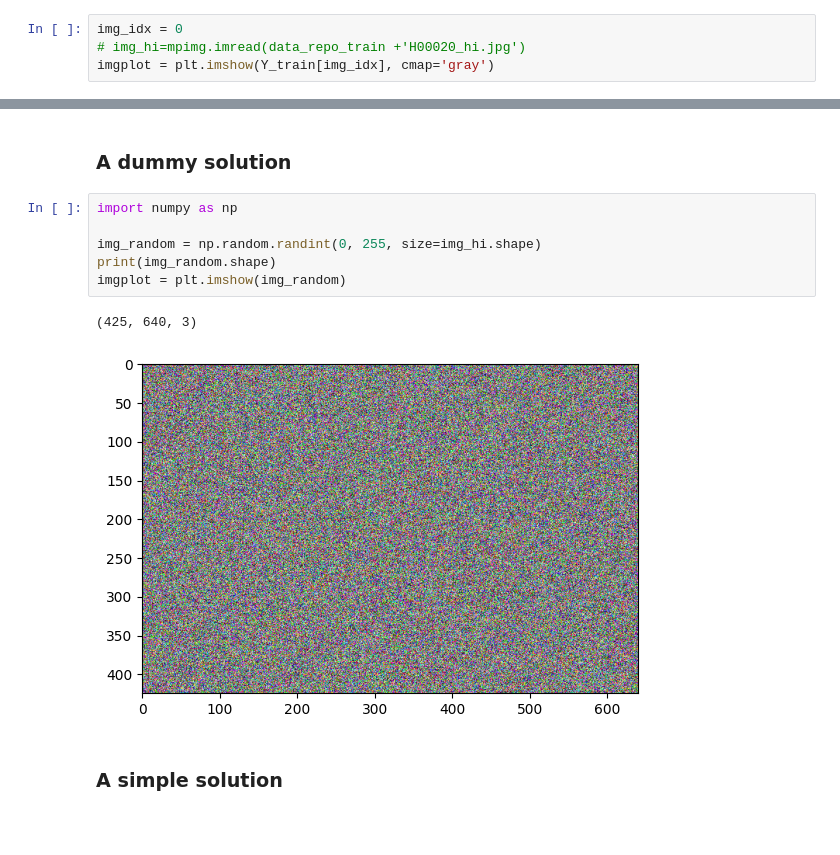
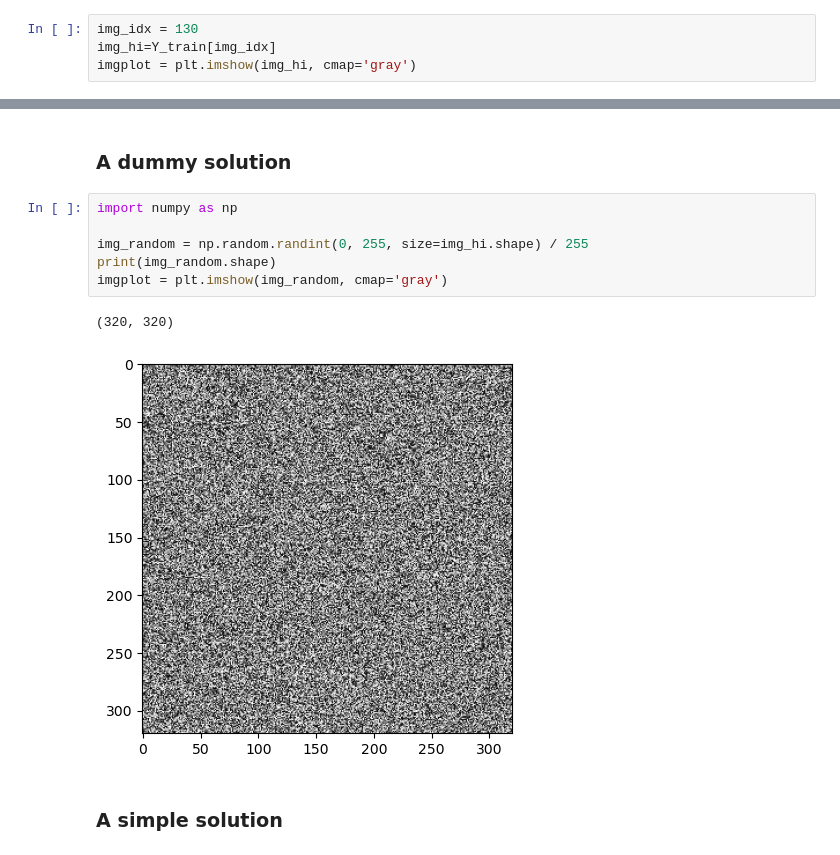
Before and after one commit to Nico9803/DATACAMP--RAMP, a Jupyter notebook: picture_reconstruction_starting_kit.ipynb, the cells around one changed output, grey strips where cells are left out. Cells and saved outputs as stored; diff of their text form; blank space fills up the shorter version.

Commit message:
starting kit with new data format

```diff
--- a/picture_reconstruction_starting_kit.ipynb
+++ b/picture_reconstruction_starting_kit.ipynb
@@ -123,7 +123,7 @@ X_train.shape, Y_train.shape, X_test.shape, Y_test.shape
 # %% [markdown]
 Now, we have the data loaded. We can visualize an original picture and its low-resolution version. All images are black and white for the challenge.
 # %%
-img_idx = 0
-# img_hi=mpimg.imread(data_repo_train +'H00020_hi.jpg')
-imgplot = plt.imshow(Y_train[img_idx], cmap='gray')
+img_idx = 130
+img_hi=Y_train[img_idx]
+imgplot = plt.imshow(img_hi, cmap='gray')
 # %% [output]
@@ -157,12 +157,12 @@ The fitting methods, fit and fit_partial are related to fitting your estimator t
 # %%
 import numpy as np
 
-img_random = np.random.randint(0, 255, size=img_hi.shape)
+img_random = np.random.randint(0, 255, size=img_hi.shape) / 255
 print(img_random.shape)
-imgplot = plt.imshow(img_random)
+imgplot = plt.imshow(img_random, cmap='gray')
 # %% [output]
-(425, 640, 3)
+(320, 320)
-[figure, old version]
+[figure, new version]
 # %% [markdown]
 ### A simple solution  <a class="anchor" id="simple"></a>
 # %% [markdown]
```
Also changed, not shown: parts of 5 cells of this notebook.
